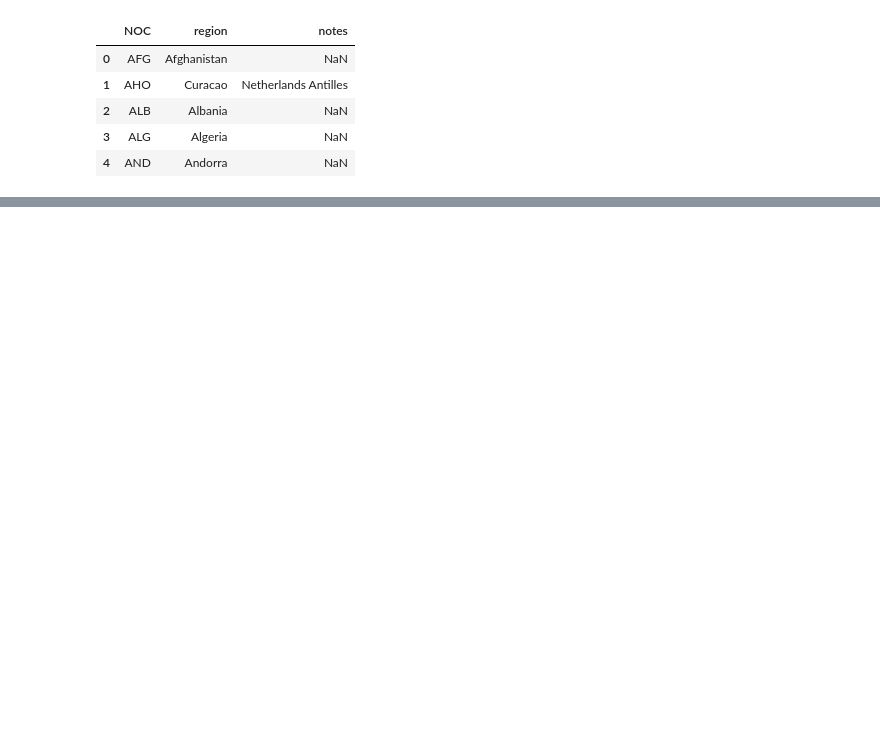
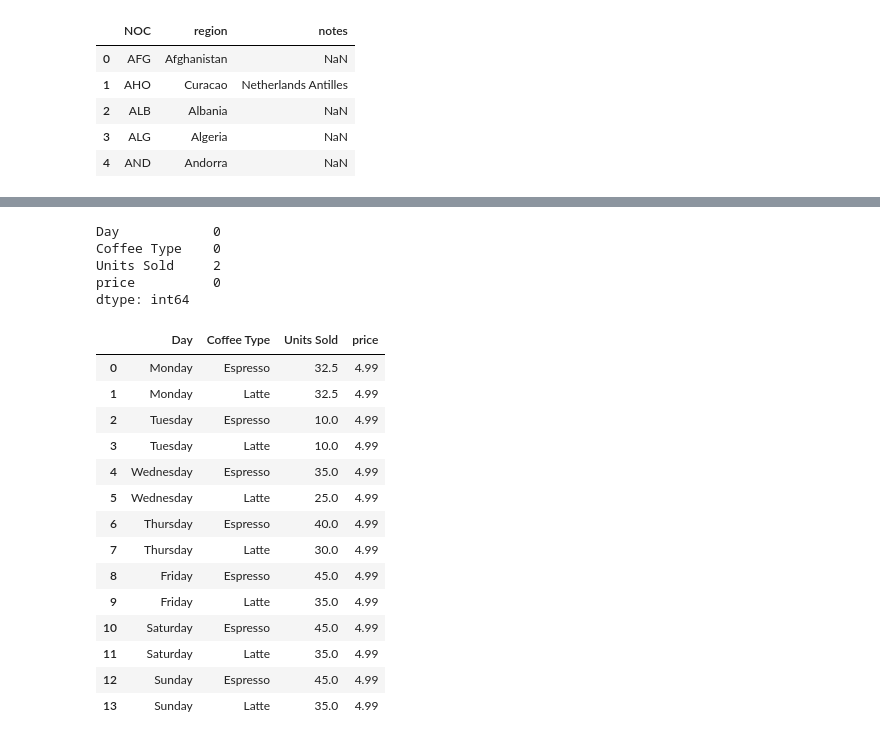
Before and after one commit to Z3R0TSU/Practice_2025, a Jupyter notebook: Pandas/pandas.ipynb, the cells around one changed output, grey strips where cells are left out. Cells and saved outputs as stored; diff of their text form; code cells hidden in the pictures; blank space fills up the shorter version.

```diff
--- a/Pandas/pandas.ipynb
+++ b/Pandas/pandas.ipynb
@@ -654,0 +710,2 @@ bios_new.head()
+# %%
+coffee.loc[[0,1], 'Units Sold'] = np.nan
@@ -654,0 +726,27 @@ bios_new.head()
+# %%
+coffee.isna().sum()
+# %% [output]
+Day            0
+Coffee Type    0
+Units Sold     2
+price          0
+dtype: int64
+# %%
+coffee = coffee.fillna(coffee['Units Sold'].mean()) # we can also use .interpolate(). This will identify the trends in the data and fill the NA values accordingly
+coffee
+# %% [output]
+|  | Day | Coffee Type | Units Sold | price |
+| 0 | Monday | Espresso | 32.5 | 4.99 |
+| 1 | Monday | Latte | 32.5 | 4.99 |
+| 2 | Tuesday | Espresso | 10.0 | 4.99 |
+| 3 | Tuesday | Latte | 10.0 | 4.99 |
+| 4 | Wednesday | Espresso | 35.0 | 4.99 |
+| 5 | Wednesday | Latte | 25.0 | 4.99 |
+| 6 | Thursday | Espresso | 40.0 | 4.99 |
+| 7 | Thursday | Latte | 30.0 | 4.99 |
+| 8 | Friday | Espresso | 45.0 | 4.99 |
+| 9 | Friday | Latte | 35.0 | 4.99 |
+| 10 | Saturday | Espresso | 45.0 | 4.99 |
+| 11 | Saturday | Latte | 35.0 | 4.99 |
+| 12 | Sunday | Espresso | 45.0 | 4.99 |
+| 13 | Sunday | Latte | 35.0 | 4.99 |
```
Also changed, not shown: parts of 23 cells of this notebook, 1 other file.
